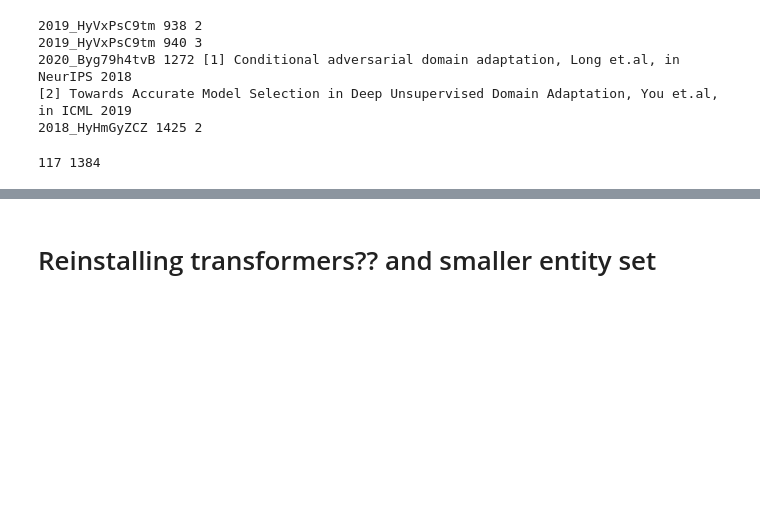
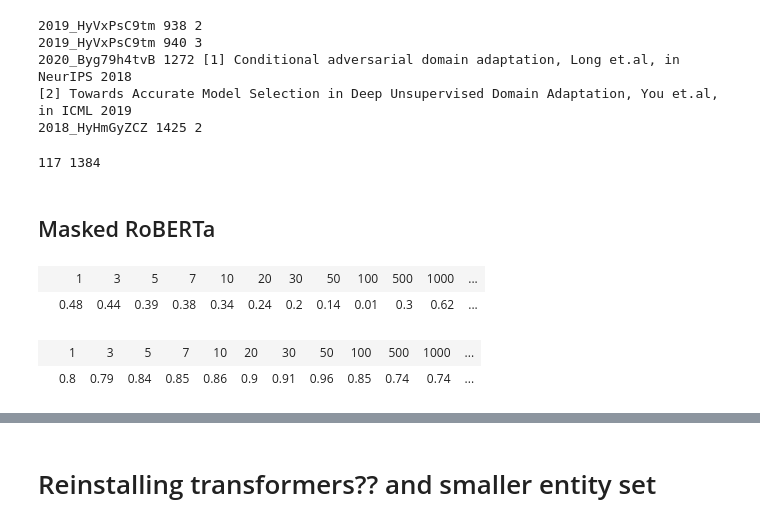
Before and after one commit to shruti-singh/meaningful-comparison, a Jupyter notebook: mcomp_text_extraction/Exp5A_7C-SimilarityMCWithEntitiesMaskedSmallEntitySetChunkingExpsREDODifferentBERT.ipynb, the cells around one changed output, grey strips where cells are left out. Saved outputs shown, nothing was run; the diff lists cells and outputs as text; code cells hidden in the pictures; blank space fills up the shorter version.

```diff
--- a/mcomp_text_extraction/Exp5A_7C-SimilarityMCWithEntitiesMaskedSmallEntitySetChunkingExpsREDODifferentBERT.ipynb
+++ b/mcomp_text_extraction/Exp5A_7C-SimilarityMCWithEntitiesMaskedSmallEntitySetChunkingExpsREDODifferentBERT.ipynb
@@ -438,3 +438,29 @@ for sid in sim_with_mcomp:
     for vv in mean_at_k:
         diff12[str(vv)].append(sim_with_mcomp[sid]["mean_{}".format(vv)] - sim_with_not_mcomp[sid]["mean_{}".format(vv)])
         diff13[str(vv)].append(sim_with_mcomp[sid]["mean_{}".format(vv)] - sim_with_notmcomp_paper_sents[sid]["mean_{}".format(vv)])
+# %% [markdown]
+## Masked RoBERTa
+# %%
+# With dataset as mask
+res_table = [[""] + mean_at_k, [""]]
+
+for val in mean_at_k:
+    v1 = round(sum(i > 0 for i in diff12[val])/len(diff12[val]), 2)
+    res_table[1].append(v1)
+
+display(HTML(tabulate.tabulate(res_table, tablefmt='html')))
+# %% [output]
+|  | 1 | 3 | 5 | 7 | 10 | 20 | 30 | 50 | 100 | 500 | 1000 | ... |
+|  | 0.48 | 0.44 | 0.39 | 0.38 | 0.34 | 0.24 | 0.2 | 0.14 | 0.01 | 0.3 | 0.62 | ... |
+# %%
+# With dataset as mask
+res_table = [[""] + mean_at_k, [""]]
+
+for val in mean_at_k:
+    v1 = round(sum(i > 0 for i in diff13[val])/len(diff13[val]), 2)
+    res_table[1].append(v1)
+
+display(HTML(tabulate.tabulate(res_table, tablefmt='html')))
+# %% [output]
+|  | 1 | 3 | 5 | 7 | 10 | 20 | 30 | 50 | 100 | 500 | 1000 | ... |
+|  | 0.8 | 0.79 | 0.84 | 0.85 | 0.86 | 0.9 | 0.91 | 0.96 | 0.85 | 0.74 | 0.74 | ... |
```
Also changed, not shown: parts of 11 cells of this notebook.
